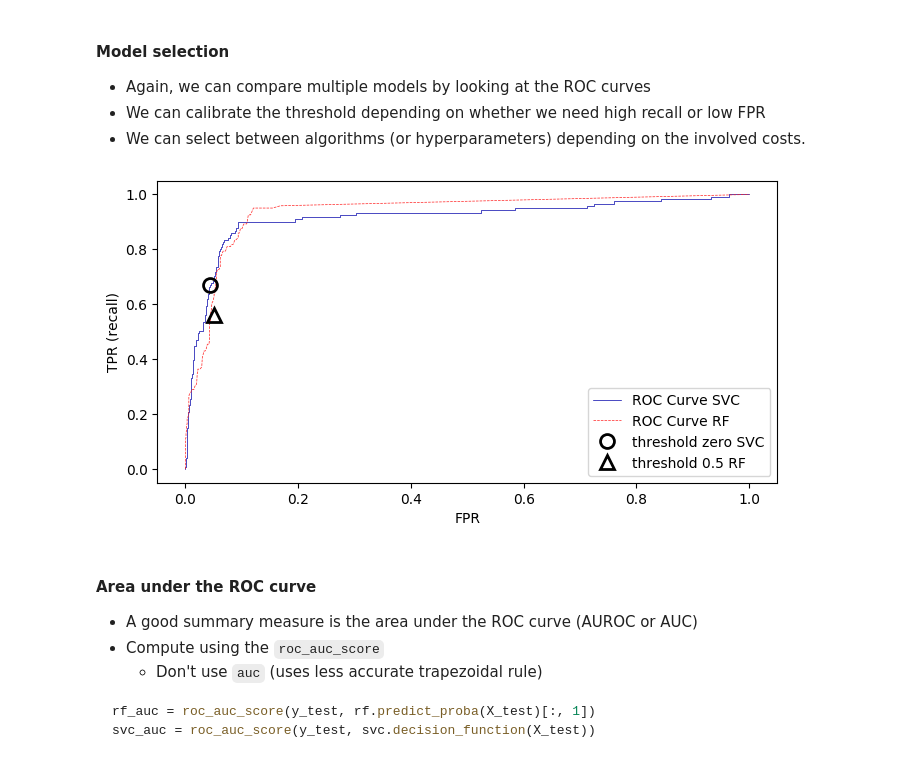
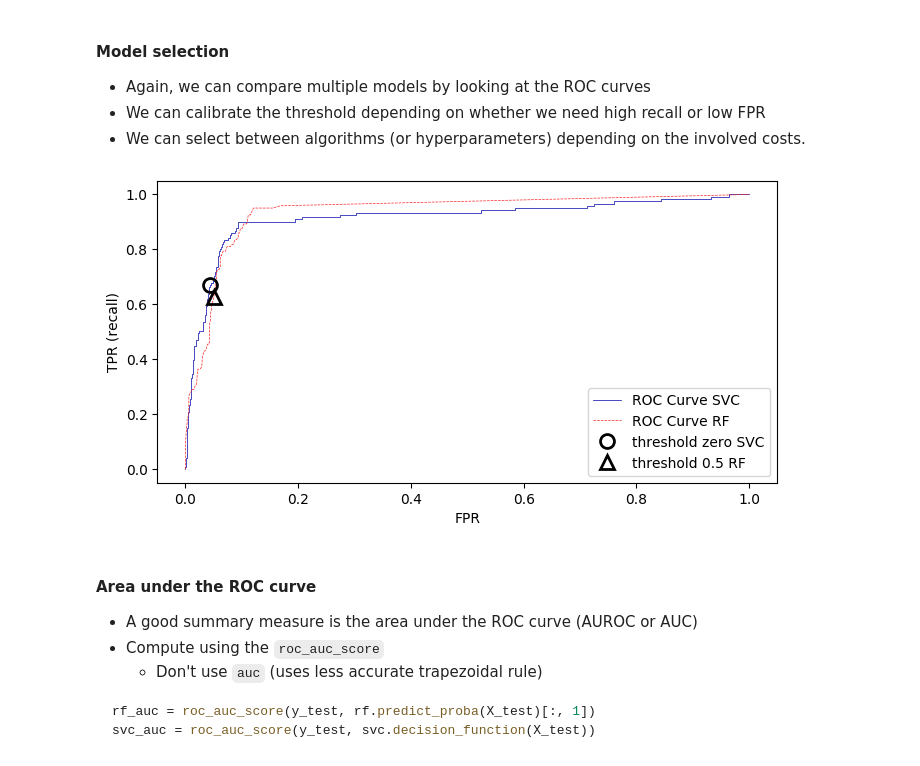
Before and after one commit to ML-course/engineer, a Jupyter notebook: notebooks/03 - Model Selection.ipynb, the cells around one changed output. Drawn from its saved outputs; the diff is of its cells as text; code cells hidden in the pictures.

```diff
--- a/notebooks/03 - Model Selection.ipynb
+++ b/notebooks/03 - Model Selection.ipynb
@@ -1037,21 +1037,21 @@ plt.legend(loc=4);
 # %%
 from sklearn.metrics import roc_curve
 fpr_rf, tpr_rf, thresholds_rf = roc_curve(y_test, rf.predict_proba(X_test)[:, 1])
 
 plt.plot(fpr, tpr, label="ROC Curve SVC")
 plt.plot(fpr_rf, tpr_rf, label="ROC Curve RF")
 
 plt.xlabel("FPR")
 plt.ylabel("TPR (recall)")
 plt.plot(fpr[close_zero], tpr[close_zero], 'o', markersize=10,
          label="threshold zero SVC", fillstyle="none", c='k', mew=2)
 close_default_rf = np.argmin(np.abs(thresholds_rf - 0.5))
-plt.plot(fpr_rf[close_default_rf], tpr[close_default_rf], '^', markersize=10,
+plt.plot(fpr_rf[close_default_rf], tpr_rf[close_default_rf], '^', markersize=10,
          label="threshold 0.5 RF", fillstyle="none", c='k', mew=2)
 
 plt.legend(loc=4);
 # %% [output]
-[figure, old version]
+[figure, new version]
 # %% [markdown]
 #### Area under the ROC curve
 
```
Also changed, not shown: parts of 4 cells of this notebook.
